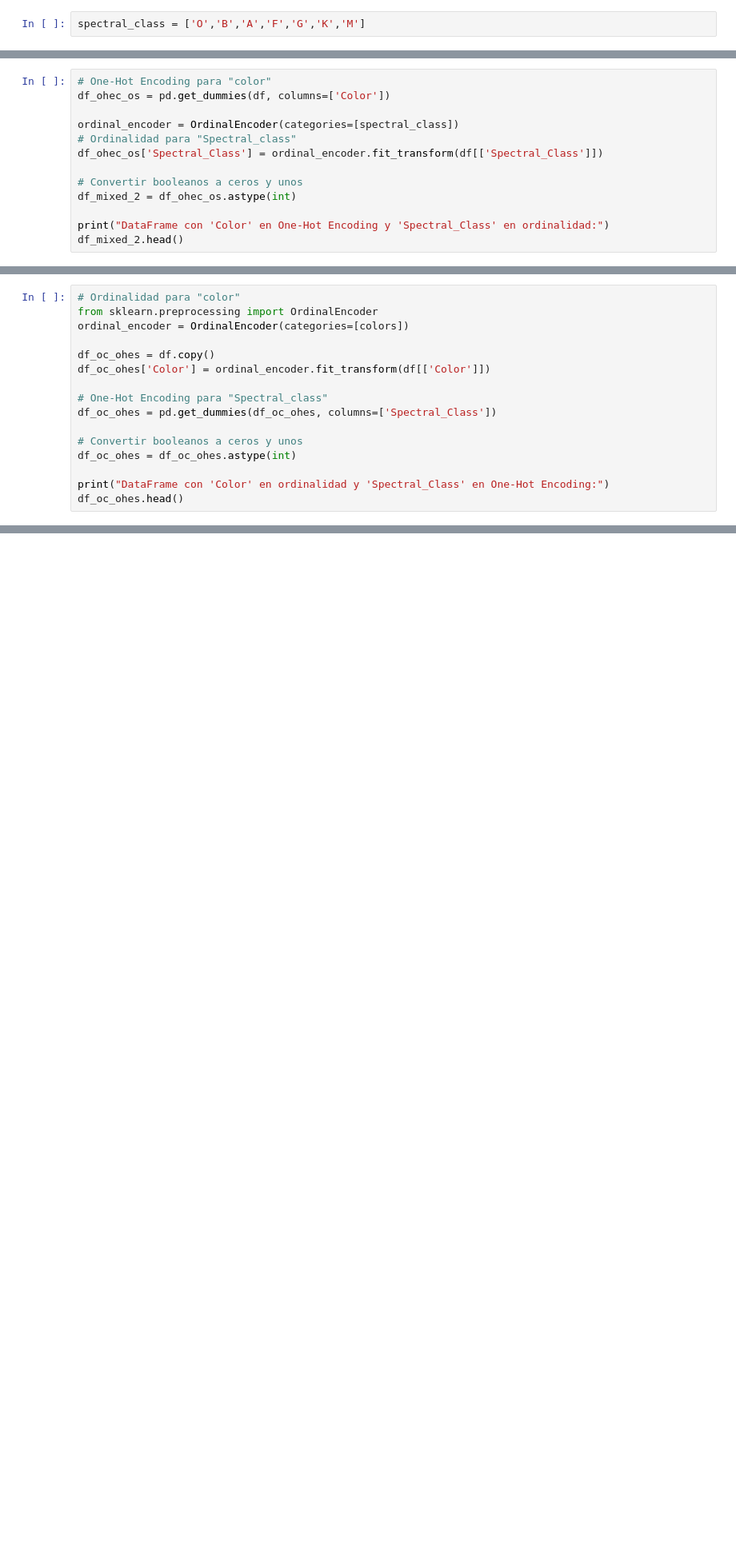
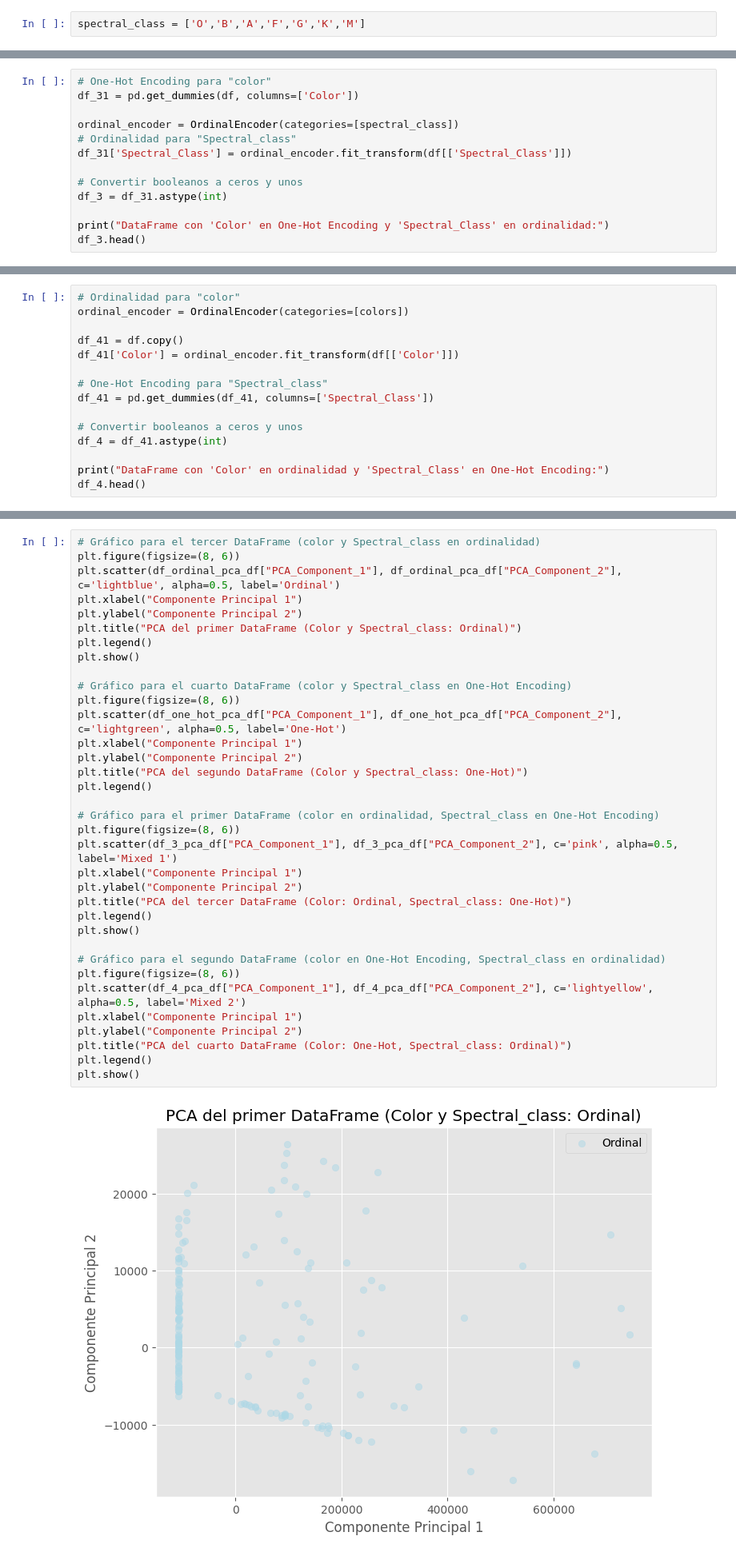
Before and after one commit to aitanax/Clustering_Estrellas, a Jupyter notebook: Notebook_Final.ipynb, the cells around one changed output, grey strips where cells are left out. Shown at 80% size. Drawn from its saved outputs; the diff is of its cells as text; blank space fills up the shorter version.

```diff
--- a/Notebook_Final.ipynb
+++ b/Notebook_Final.ipynb
@@ -305,16 +332,16 @@ DataFrame con columnas categóricas convertidas a ordinalidad:
 # %%
 # One-Hot Encoding para "color"
-df_ohec_os = pd.get_dummies(df, columns=['Color'])
+df_31 = pd.get_dummies(df, columns=['Color'])
 
 ordinal_encoder = OrdinalEncoder(categories=[spectral_class])
 # Ordinalidad para "Spectral_class"
-df_ohec_os['Spectral_Class'] = ordinal_encoder.fit_transform(df[['Spectral_Class']])
+df_31['Spectral_Class'] = ordinal_encoder.fit_transform(df[['Spectral_Class']])
 
 # Convertir booleanos a ceros y unos
-df_mixed_2 = df_ohec_os.astype(int)
+df_3 = df_31.astype(int)
 
 print("DataFrame con 'Color' en One-Hot Encoding y 'Spectral_Class' en ordinalidad:")
-df_mixed_2.head()
+df_3.head()
 # %% [output]
 DataFrame con 'Color' en One-Hot Encoding y 'Spectral_Class' en ordinalidad:
 |  | Temperature | L | R | A_M | Spectral_Class | Color_Blue | Color_Blue-White | Color_Orange | ... |
@@ -326,19 +355,18 @@ DataFrame con 'Color' en One-Hot Encoding y 'Spectral_Class' en ordinalidad:
 # %%
 # Ordinalidad para "color"
-from sklearn.preprocessing import OrdinalEncoder
 ordinal_encoder = OrdinalEncoder(categories=[colors])
 
-df_oc_ohes = df.copy()
-df_oc_ohes['Color'] = ordinal_encoder.fit_transform(df[['Color']])
+df_41 = df.copy()
+df_41['Color'] = ordinal_encoder.fit_transform(df[['Color']])
 
 # One-Hot Encoding para "Spectral_class"
-df_oc_ohes = pd.get_dummies(df_oc_ohes, columns=['Spectral_Class'])
+df_41 = pd.get_dummies(df_41, columns=['Spectral_Class'])
 
 # Convertir booleanos a ceros y unos
-df_oc_ohes = df_oc_ohes.astype(int)
+df_4 = df_41.astype(int)
 
 print("DataFrame con 'Color' en ordinalidad y 'Spectral_Class' en One-Hot Encoding:")
-df_oc_ohes.head()
+df_4.head()
 # %% [output]
 DataFrame con 'Color' en ordinalidad y 'Spectral_Class' en One-Hot Encoding:
 |  | Temperature | L | R | A_M | Color | Spectral_Class_A | Spectral_Class_B | Spectral_Class_F | ... |
@@ -359,0 +508,37 @@ DataFrame con 'Color' en ordinalidad y 'Spectral_Class' en One-Hot Encoding:
+# %%
+# Gráfico para el tercer DataFrame (color y Spectral_class en ordinalidad)
+plt.figure(figsize=(8, 6))
+plt.scatter(df_ordinal_pca_df["PCA_Component_1"], df_ordinal_pca_df["PCA_Component_2"], c='lightblue', alpha=0.5, label='Ordinal')
+plt.xlabel("Componente Principal 1")
+plt.ylabel("Componente Principal 2")
+plt.title("PCA del primer DataFrame (Color y Spectral_class: Ordinal)")
+plt.legend()
+plt.show()
+
+# Gráfico para el cuarto DataFrame (color y Spectral_class en One-Hot Encoding)
+plt.figure(figsize=(8, 6))
+plt.scatter(df_one_hot_pca_df["PCA_Component_1"], df_one_hot_pca_df["PCA_Component_2"], c='lightgreen', alpha=0.5, label='One-Hot')
+plt.xlabel("Componente Principal 1")
+plt.ylabel("Componente Principal 2")
+plt.title("PCA del segundo DataFrame (Color y Spectral_class: One-Hot)")
+plt.legend()
+
+# Gráfico para el primer DataFrame (color en ordinalidad, Spectral_class en One-Hot Encoding)
+plt.figure(figsize=(8, 6))
+plt.scatter(df_3_pca_df["PCA_Component_1"], df_3_pca_df["PCA_Component_2"], c='pink', alpha=0.5, label='Mixed 1')
+plt.xlabel("Componente Principal 1")
+plt.ylabel("Componente Principal 2")
+plt.title("PCA del tercer DataFrame (Color: Ordinal, Spectral_class: One-Hot)")
+plt.legend()
+plt.show()
+
+# Gráfico para el segundo DataFrame (color en One-Hot Encoding, Spectral_class en ordinalidad)
+plt.figure(figsize=(8, 6))
+plt.scatter(df_4_pca_df["PCA_Component_1"], df_4_pca_df["PCA_Component_2"], c='lightyellow', alpha=0.5, label='Mixed 2')
+plt.xlabel("Componente Principal 1")
+plt.ylabel("Componente Principal 2")
+plt.title("PCA del cuarto DataFrame (Color: One-Hot, Spectral_class: Ordinal)")
+plt.legend()
+plt.show()
+# %% [output]
+[figure, added]
```
Also changed, not shown: parts of 52 cells of this notebook.
